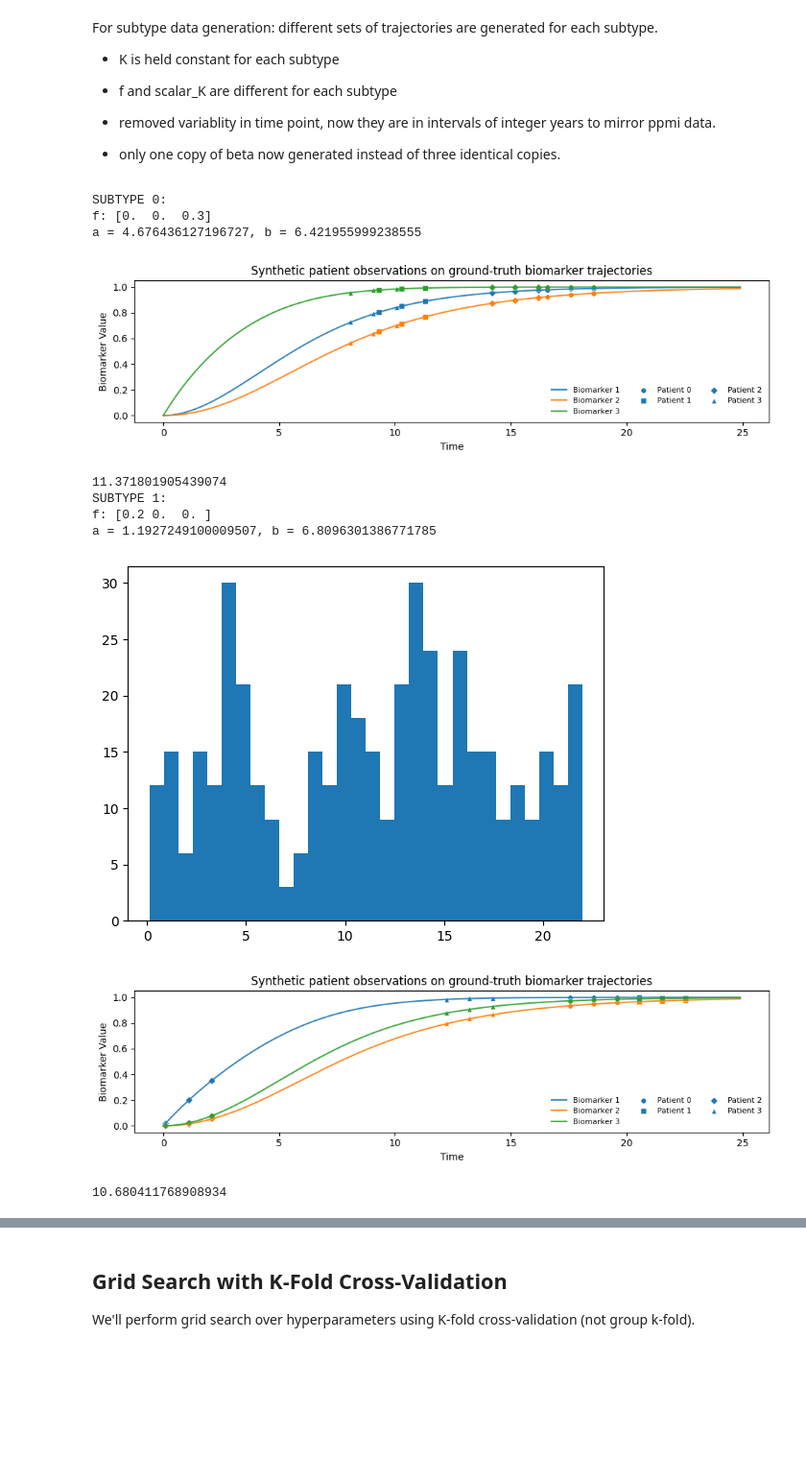
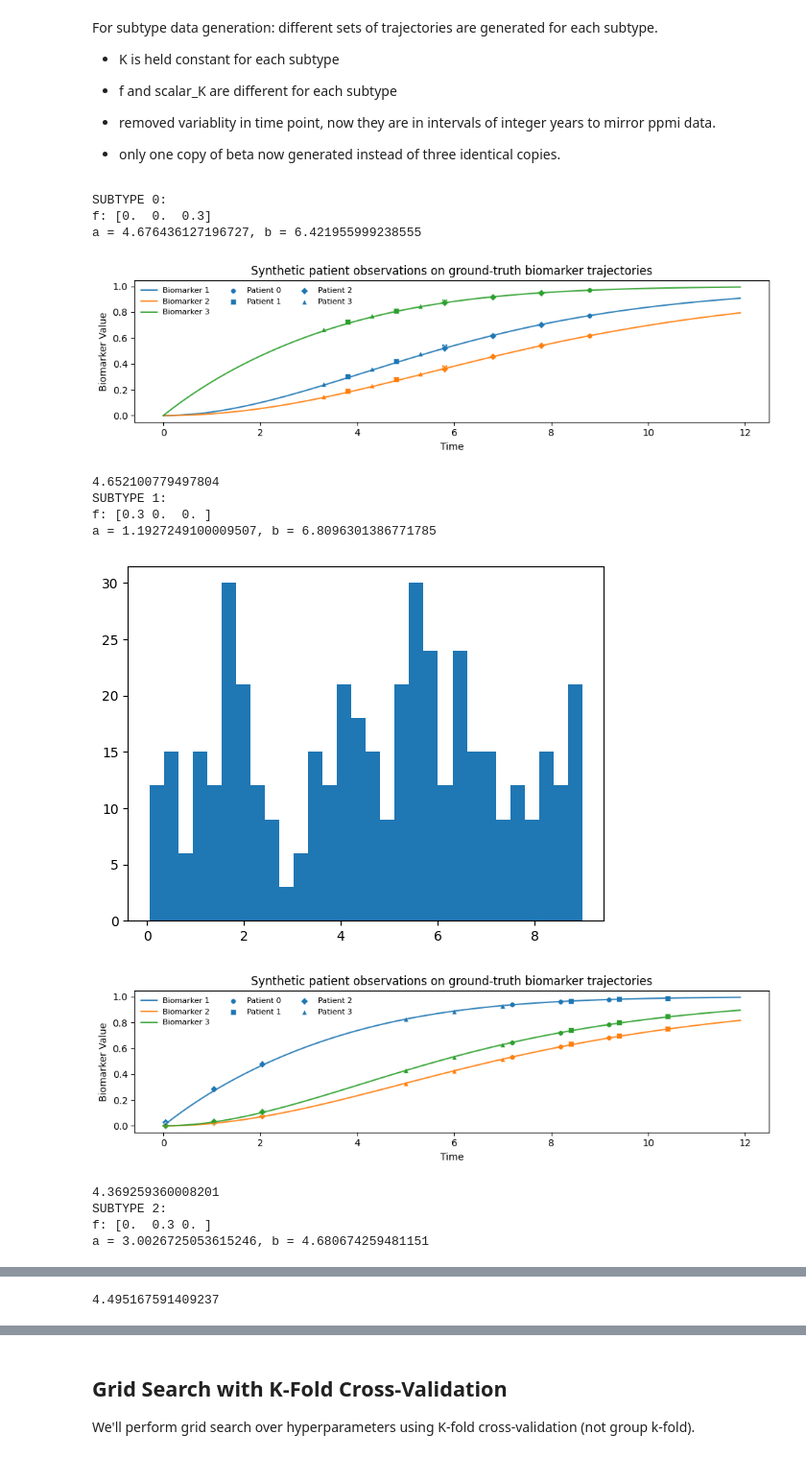
Before and after one commit to LAMCIG/Progression_models_simulations, a Jupyter notebook: EMDPM/experiments/synthetic_experiments/2026-1-26-multplehardsubtyping/2026-01-26_multistyping.ipynb, the cells around one changed output, grey strips where cells are left out. Shown at 96% size. Drawn from its saved outputs; the diff is of its cells as text; code cells hidden in the pictures; blank space fills up the shorter version.

```diff
--- a/EMDPM/experiments/synthetic_experiments/2026-1-26-multplehardsubtyping/2026-01-26_multistyping.ipynb
+++ b/EMDPM/experiments/synthetic_experiments/2026-1-26-multplehardsubtyping/2026-01-26_multistyping.ipynb
@@ -24,12 +24,12 @@ The autoreload extension is already loaded. To reload it, use:
 # %%
 # data params
 n_biomarkers = 3
-t_max = 25 # was 20
+t_max = 12
 t_span = np.linspace(0, t_max, 8000)
 noise_level = 0.0
 n_patients = 150 # was 200
 n_patient_obs = 3
-n_subtypes = 2 #3,4,5
+n_subtypes = 3 #3,4,5
 rng = np.random.RandomState(75)
 # %% [markdown]
 For subtype data generation: different sets of trajectories are generated for each subtype.
@@ -41,12 +41,12 @@ For subtype data generation: different sets of trajectories are generated for ea
 # %%
 K = get_adjacency_matrix("random_offdiag", n_biomarkers, np.random.RandomState(75))
 
-scalar_K_list = [0.2, 0.2]
+scalar_K_list = [0.2, 0.2, 0.2]
 f_list = []
 for _ in range(n_subtypes):
     f_list.append(rng.gamma(shape=2, scale=0.005, size=n_biomarkers))
 
-f_list = [np.array([0.0, 0.0, 0.3]), np.array([0.2, 0.0, 0.0])]
+f_list = [np.array([0.0, 0.0, 0.3]), np.array([0.3, 0.0, 0.0]), np.array([0.0, 0.3, 0.0])]
 
 X = []
 y = []
@@ -74,36 +74,39 @@ for subtype in range(n_subtypes):
 
     plot_true_observations(df, t, x_true, patient_idx=[0,1,2,3])
 
     biomarker_cols = [col for col in df.columns if col.startswith("biomarker_")]
 
     X_obs = df[biomarker_cols].values   # (n_obs, n_biomarkers)
     dt = df["dt"].values                # (n_obs,)
     ids = df["patient_id"].values + subtype * n_patients # (n_obs,),  `+ subtype * n_patients` is for ensuring all ids are unique
     cog = df["cognitive_score"].values  # (n_obs,)
     beta_true = df["beta_true"].values  # (n_obs)
 
     plt.hist(beta_true, bins=30)
     print(np.mean(beta_true))
 
     X_subtype = create_patient_list(X_obs, ids, dt, cog, initial_beta=None)
 
     for p in X_subtype: # tag each patient with true subtype for later eval
         p["subtype_true"] = int(subtype)
     X += X_subtype # pythonic concatenate list syntactic sugar
 
     y.append(beta_true[::n_patient_obs] )
 
 X = np.asarray(X)
 y = np.concatenate(y)
 # %% [output]
 SUBTYPE 0:
 f: [0.  0.  0.3]
 a = 4.676436127196727, b = 6.421955999238555
-[figure, old version]
+[figure, new version]
-11.371801905439074
+4.652100779497804
 SUBTYPE 1:
-f: [0.2 0.  0. ]
+f: [0.3 0.  0. ]
 a = 1.1927249100009507, b = 6.8096301386771785
-[figure, old version]
+[figure, new version]
-[figure, old version]
+[figure, new version]
-10.680411768908934
+4.369259360008201
+SUBTYPE 2:
+f: [0.  0.3 0. ]
+a = 3.0026725053615246, b = 4.680674259481151
@@ -110,0 +115 @@ a = 1.1927249100009507, b = 6.8096301386771785
+4.495167591409237
```
Also changed, not shown: parts of 17 cells of this notebook, 1 other file.
